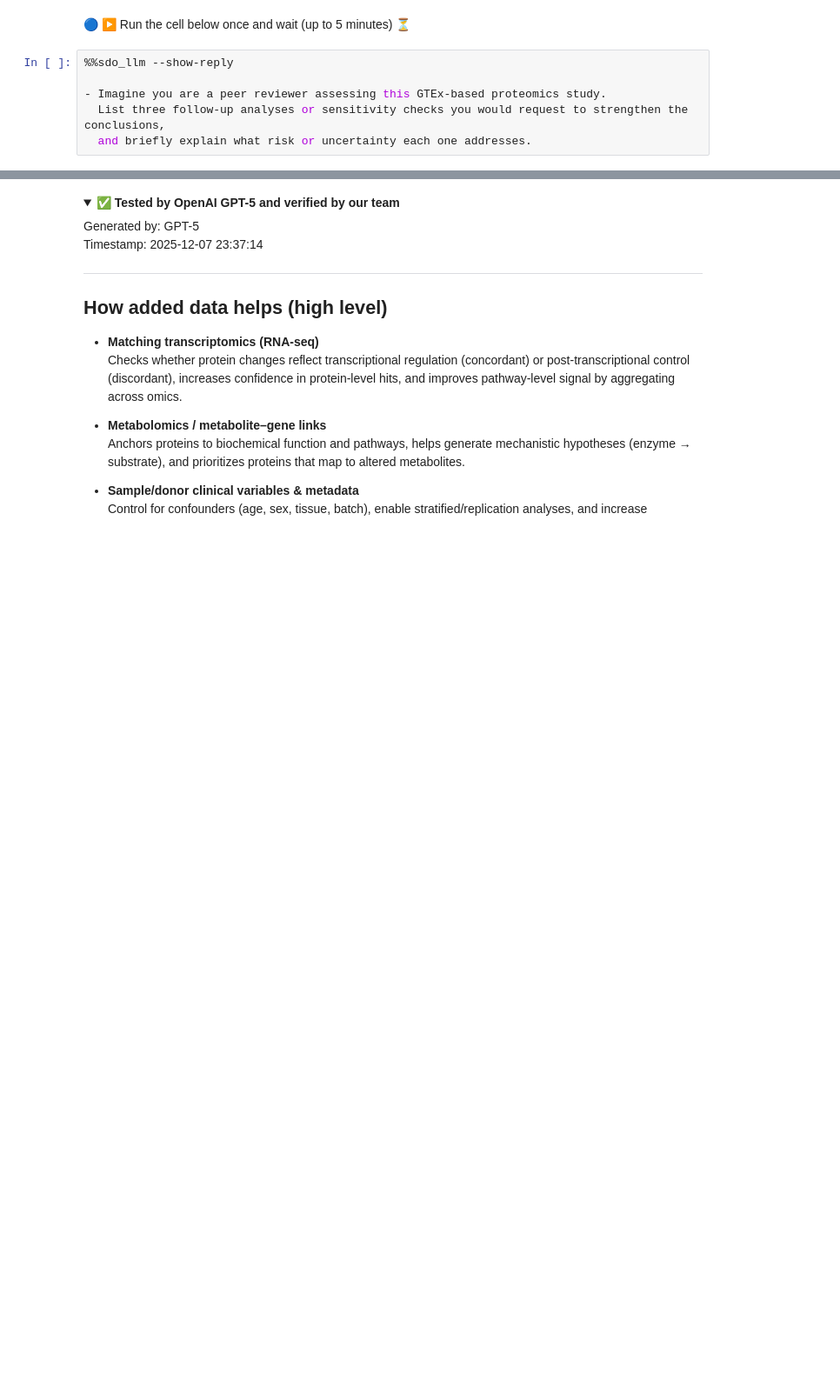
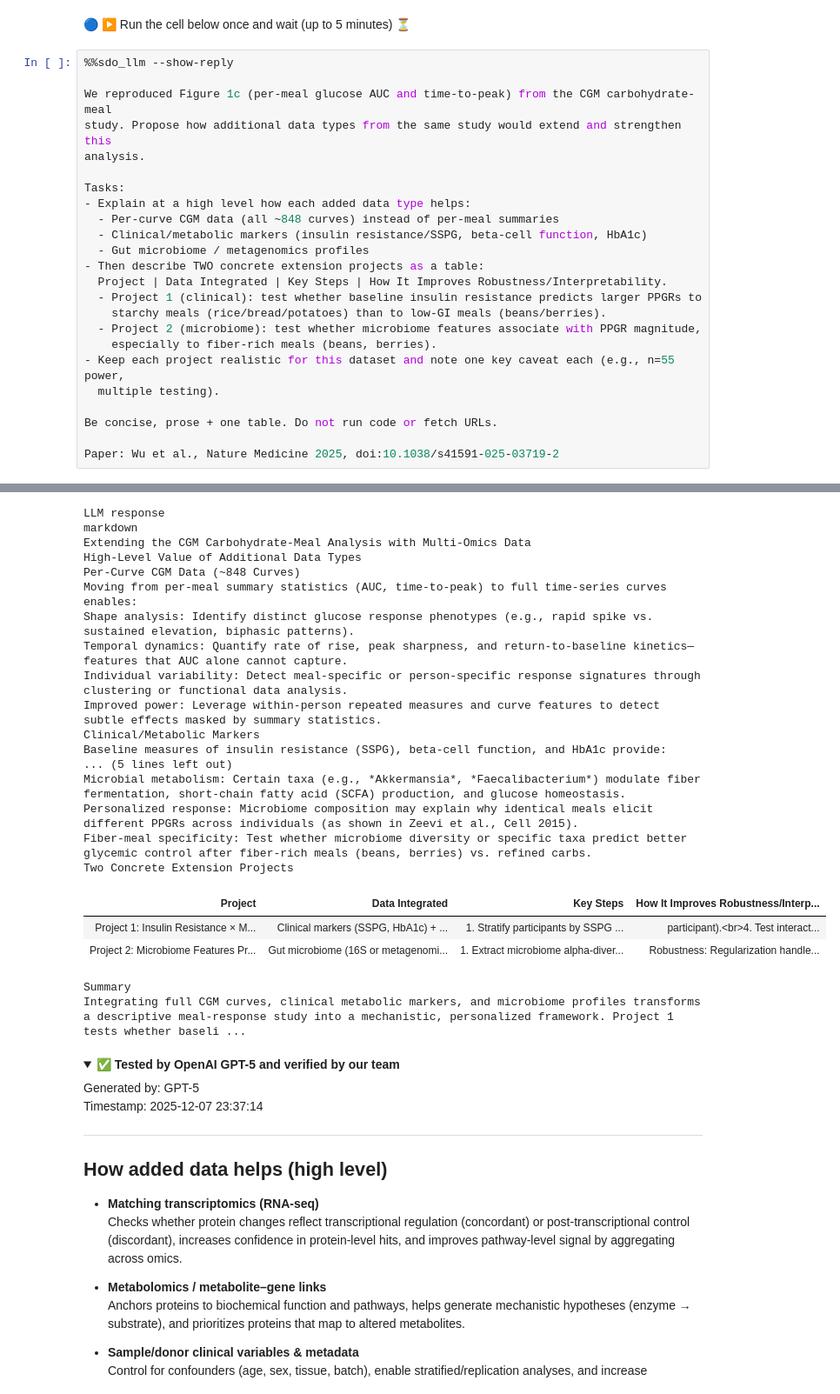
Before and after one commit to nick-allen21/cs273c-proj-spr26, a Jupyter notebook: Algorithmic_Thinking_and_Proteomics_Data_Pretty.ipynb, the cells around one changed output, grey strips where cells are left out. Shown at 87% size. Cells and saved outputs as stored; diff of their text form; folded sections open; blank space fills up the shorter version.

```diff
--- a/Algorithmic_Thinking_and_Proteomics_Data_Pretty.ipynb
+++ b/Algorithmic_Thinking_and_Proteomics_Data_Pretty.ipynb
@@ -1238,6 +1070,25 @@ After reproducing a small slice of the paper, this prompt asks you to think like
 # %%
 %%sdo_llm --show-reply
 
-- Imagine you are a peer reviewer assessing this GTEx-based proteomics study.
-  List three follow-up analyses or sensitivity checks you would request to strengthen the conclusions,
-  and briefly explain what risk or uncertainty each one addresses.
+We reproduced Figure 1c (per-meal glucose AUC and time-to-peak) from the CGM carbohydrate-meal
+study. Propose how additional data types from the same study would extend and strengthen this
+analysis.
+
+Tasks:
+- Explain at a high level how each added data type helps:
+  - Per-curve CGM data (all ~848 curves) instead of per-meal summaries
+  - Clinical/metabolic markers (insulin resistance/SSPG, beta-cell function, HbA1c)
+  - Gut microbiome / metagenomics profiles
+- Then describe TWO concrete extension projects as a table:
+  Project | Data Integrated | Key Steps | How It Improves Robustness/Interpretability.
+  - Project 1 (clinical): test whether baseline insulin resistance predicts larger PPGRs to
+    starchy meals (rice/bread/potatoes) than to low-GI meals (beans/berries).
+  - Project 2 (microbiome): test whether microbiome features associate with PPGR magnitude,
+    especially to fiber-rich meals (beans, berries).
+- Keep each project realistic for this dataset and note one key caveat each (e.g., n=55 power,
+  multiple testing).
+
+Be concise, prose + one table. Do not run code or fetch URLs.
+
+Paper: Wu et al., Nature Medicine 2025, doi:10.1038/s41591-025-03719-2
+# %% [output]
@@ -1244,3 +1096,25 @@ After reproducing a small slice of the paper, this prompt asks you to think like
+LLM response
+markdown
+Extending the CGM Carbohydrate-Meal Analysis with Multi-Omics Data
+High-Level Value of Additional Data Types
+Per-Curve CGM Data (~848 Curves)
+Moving from per-meal summary statistics (AUC, time-to-peak) to full time-series curves enables:
+Shape analysis: Identify distinct glucose response phenotypes (e.g., rapid spike vs. sustained elevation, biphasic patterns).
+Temporal dynamics: Quantify rate of rise, peak sharpness, and return-to-baseline kinetics—features that AUC alone cannot capture.
+Individual variability: Detect meal-specific or person-specific response signatures through clustering or functional data analysis.
+Improved power: Leverage within-person repeated measures and curve features to detect subtle effects masked by summary statistics.
+Clinical/Metabolic Markers
+Baseline measures of insulin resistance (SSPG), beta-cell function, and HbA1c provide:
+... (5 lines left out)
+Microbial metabolism: Certain taxa (e.g., *Akkermansia*, *Faecalibacterium*) modulate fiber fermentation, short-chain fatty acid (SCFA) production, and glucose homeostasis.
+Personalized response: Microbiome composition may explain why identical meals elicit different PPGRs across individuals (as shown in Zeevi et al., Cell 2015).
+Fiber-meal specificity: Test whether microbiome diversity or specific taxa predict better glycemic control after fiber-rich meals (beans, berries) vs. refined carbs.
+Two Concrete Extension Projects
+| Project | Data Integrated | Key Steps | How It Improves Robustness/Interp... |
+| Project 1: Insulin Resistance × M... | Clinical markers (SSPG, HbA1c) + ... | 1. Stratify participants by SSPG ... | participant).<br>4. Test interact... |
+| Project 2: Microbiome Features Pr... | Gut microbiome (16S or metagenomi... | 1. Extract microbiome alpha-diver... | Robustness: Regularization handle... |
+Summary
+Integrating full CGM curves, clinical metabolic markers, and microbiome profiles transforms a descriptive meal-response study into a mechanistic, personalized framework. Project 1 tests whether baseli ...
 # %% [markdown]
 <details>
 <summary>✅ <strong>Tested by OpenAI GPT-5 and verified by our team</strong></summary>
```
Also changed, not shown: parts of 6 cells of this notebook.
